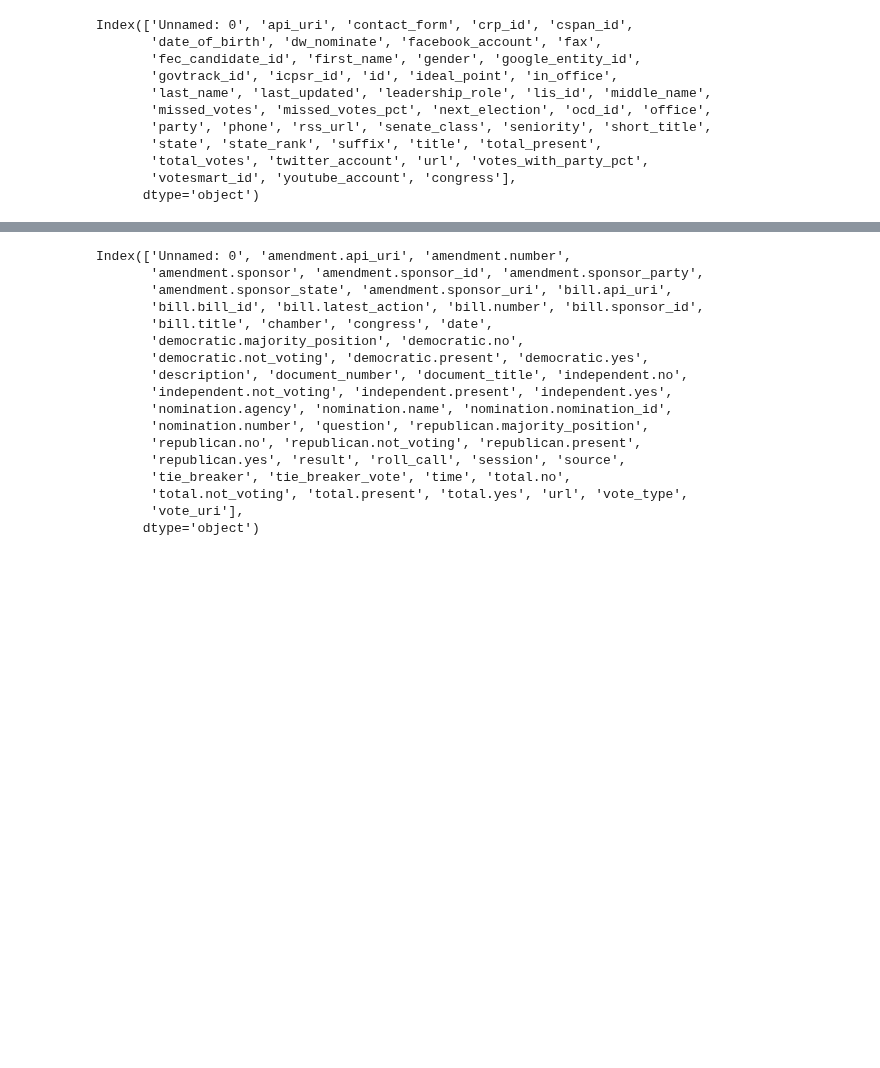
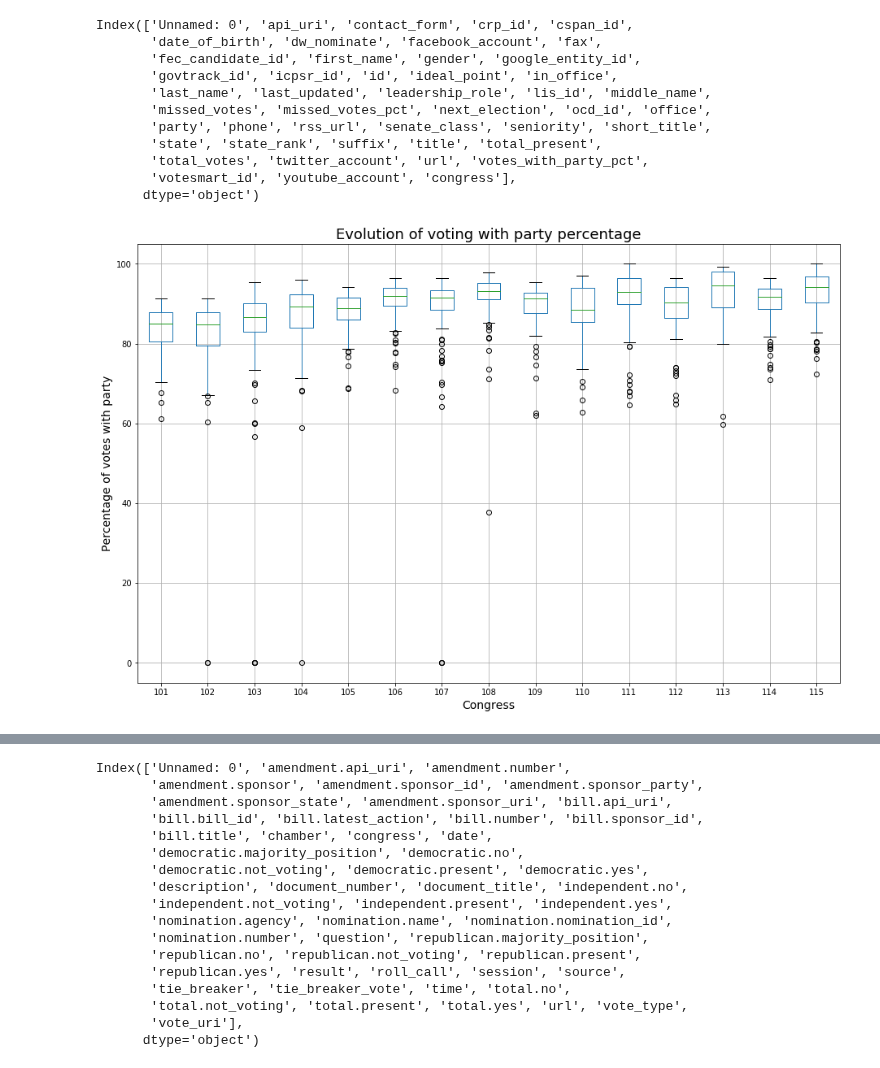
Before and after one commit to lkiel/US-Senators, a Jupyter notebook: Exploratory-Analysis.ipynb, the cells around one changed output, grey strips where cells are left out. Drawn from its saved outputs; the diff is of its cells as text; code cells hidden in the pictures; blank space fills up the shorter version.

Commit message:
Add exploratory analysis on votes and gender

```diff
--- a/Exploratory-Analysis.ipynb
+++ b/Exploratory-Analysis.ipynb
@@ -7,3 +8,6 @@ import datetime
+# %%
+plt.rcParams["axes.labelsize"] = 14
+plt.rcParams["axes.titlesize"] = 18
 # %% [markdown]
 # Loading dataframes
 # %%
@@ -157,3 +146,15 @@ Index(['Unnamed: 0', 'api_uri', 'contact_form', 'crp_id', 'cspan_id',
        'total_votes', 'twitter_account', 'url', 'votes_with_party_pct',
        'votesmart_id', 'youtube_account', 'congress'],
       dtype='object')
+# %%
+# Do senators tend to vote more and more with their party ?
+
+data = raw_senators[raw_senators['congress'] > 100]
+ax = data.boxplot(column='votes_with_party_pct', by='congress', figsize=(15,10))
+ax.set(xlabel="Congress", ylabel="Percentage of votes with party")
+ax.get_figure().suptitle("")
+
+plt.title("Evolution of voting with party percentage")
+plt.show()
+# %% [output]
+[figure, added]
```
Also changed, not shown: parts of 4 cells of this notebook.
